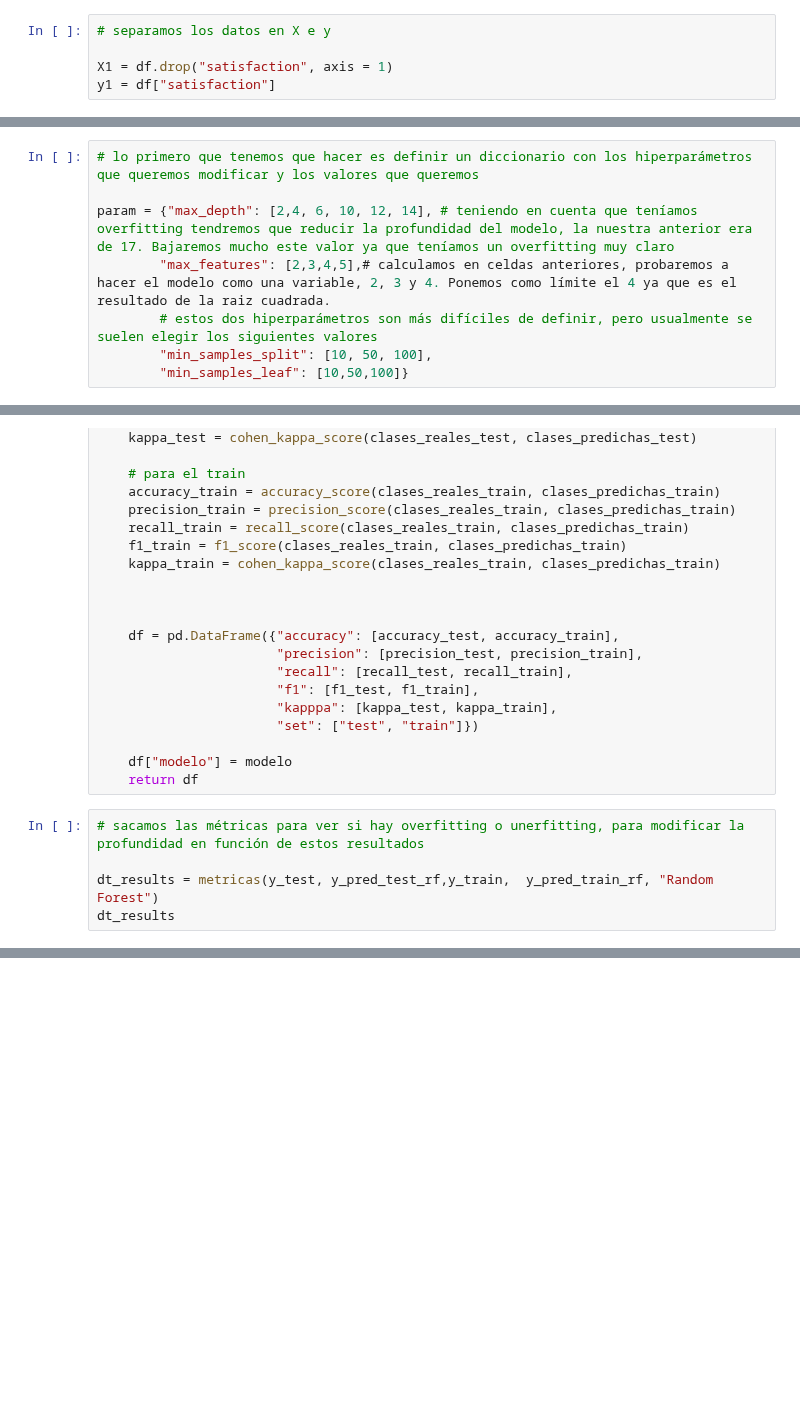
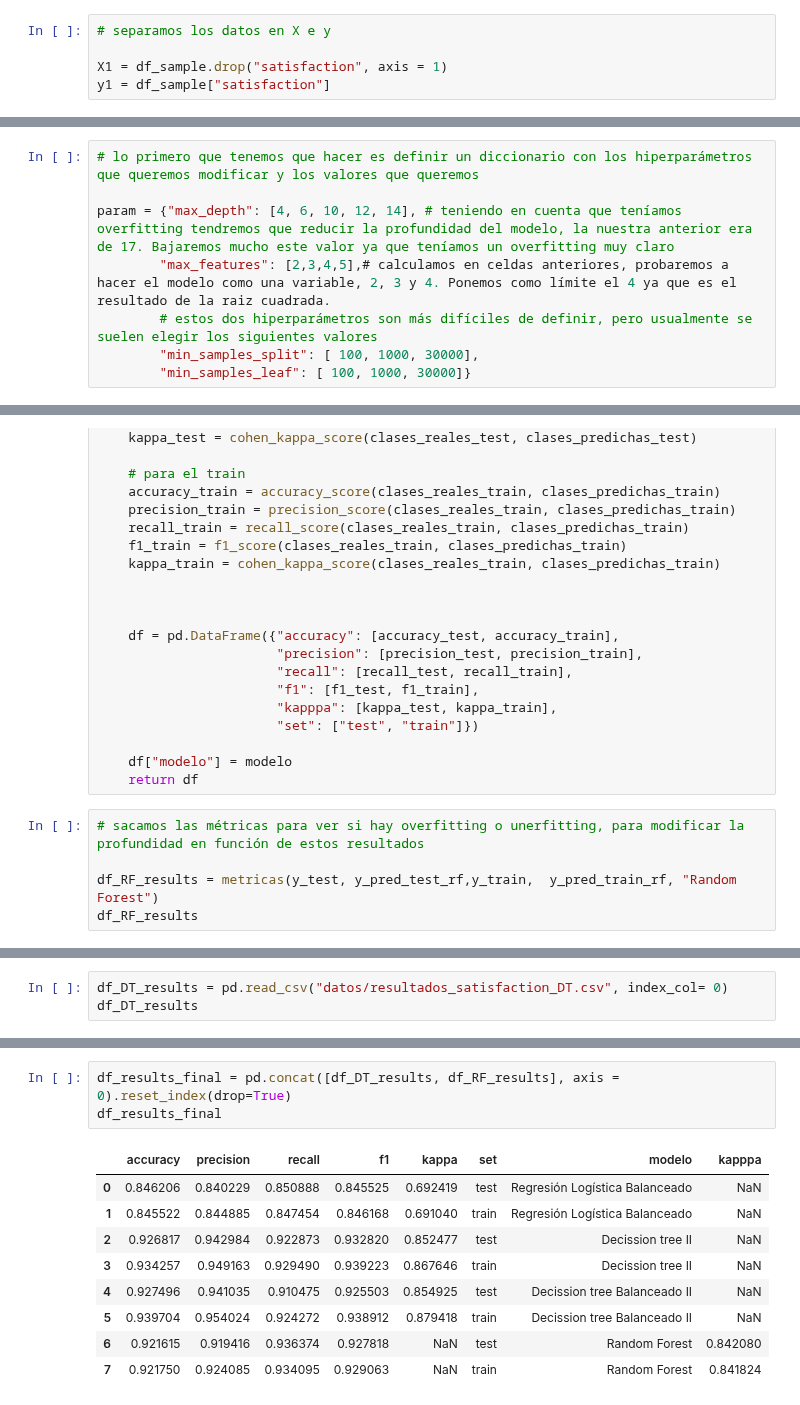
Before and after one commit to Adalab/promo-d-da-modulo3-sprint1-laura-maitane, a Jupyter notebook: regresion-logistica/reg-log-6-RF.ipynb, the cells around one changed output, grey strips where cells are left out. Saved outputs shown, nothing was run; the diff lists cells and outputs as text; blank space fills up the shorter version.

```diff
--- a/regresion-logistica/reg-log-6-RF.ipynb
+++ b/regresion-logistica/reg-log-6-RF.ipynb
@@ -49,8 +41,8 @@ df.head()
 # %%
 # separamos los datos en X e y
 
-X1 = df.drop("satisfaction", axis = 1)
-y1 = df["satisfaction"]
+X1 = df_sample.drop("satisfaction", axis = 1)
+y1 = df_sample["satisfaction"]
 # %%
 # y dividir nuestros datos en train y test para poder evaluar la bondad de nuestro modelo
 
@@ -58,11 +50,11 @@ x_train, x_test, y_train, y_test = train_test_split(X1, y1, test_size = 0.2, ran
 # %%
 # lo primero que tenemos que hacer es definir un diccionario con los hiperparámetros que queremos modificar y los valores que queremos
 
-param = {"max_depth": [2,4, 6, 10, 12, 14], # teniendo en cuenta que teníamos overfitting tendremos que reducir la profundidad del modelo, la nuestra anterior era de 17. Bajaremos mucho este valor ya que teníamos un overfitting muy claro
+param = {"max_depth": [4, 6, 10, 12, 14], # teniendo en cuenta que teníamos overfitting tendremos que reducir la profundidad del modelo, la nuestra anterior era de 17. Bajaremos mucho este valor ya que teníamos un overfitting muy claro
         "max_features": [2,3,4,5],# calculamos en celdas anteriores, probaremos a hacer el modelo como una variable, 2, 3 y 4. Ponemos como límite el 4 ya que es el resultado de la raiz cuadrada.
         # estos dos hiperparámetros son más difíciles de definir, pero usualmente se suelen elegir los siguientes valores
-        "min_samples_split": [10, 50, 100],
-        "min_samples_leaf": [10,50,100]}
+        "min_samples_split": [ 100, 1000, 30000],
+        "min_samples_leaf": [ 100, 1000, 30000]}
 # %%
 gs_rf = GridSearchCV(
             estimator=RandomForestClassifier(random_state=42), # tipo de modelo que queremos hacer
@@ -120,5 +122,5 @@ def metricas(clases_reales_test, clases_predichas_test, clases_reales_train, cla
 # %%
 # sacamos las métricas para ver si hay overfitting o unerfitting, para modificar la profundidad en función de estos resultados
 
-dt_results = metricas(y_test, y_pred_test_rf,y_train,  y_pred_train_rf, "Random Forest")
-dt_results
+df_RF_results = metricas(y_test, y_pred_test_rf,y_train,  y_pred_train_rf, "Random Forest")
+df_RF_results
@@ -135,0 +142,3 @@ df_todos_resultados
+# %%
+df_DT_results = pd.read_csv("datos/resultados_satisfaction_DT.csv", index_col= 0)
+df_DT_results
@@ -136 +153,14 @@ df_todos_resultados
+# %%
+df_results_final = pd.concat([df_DT_results, df_RF_results], axis = 0).reset_index(drop=True)
+df_results_final
+# %% [output]
+|  | accuracy | precision | recall | f1 | kappa | set | modelo | kapppa |
+| 0 | 0.846206 | 0.840229 | 0.850888 | 0.845525 | 0.692419 | test | Regresión Logística Balanceado | NaN |
+| 1 | 0.845522 | 0.844885 | 0.847454 | 0.846168 | 0.691040 | train | Regresión Logística Balanceado | NaN |
+| 2 | 0.926817 | 0.942984 | 0.922873 | 0.932820 | 0.852477 | test | Decission tree II | NaN |
+| 3 | 0.934257 | 0.949163 | 0.929490 | 0.939223 | 0.867646 | train | Decission tree II | NaN |
+| 4 | 0.927496 | 0.941035 | 0.910475 | 0.925503 | 0.854925 | test | Decission tree Balanceado II | NaN |
+| 5 | 0.939704 | 0.954024 | 0.924272 | 0.938912 | 0.879418 | train | Decission tree Balanceado II | NaN |
+| 6 | 0.921615 | 0.919416 | 0.936374 | 0.927818 | NaN | test | Random Forest | 0.842080 |
+| 7 | 0.921750 | 0.924085 | 0.934095 | 0.929063 | NaN | train | Random Forest | 0.841824 |
 # %%
```
Also changed, not shown: parts of 11 cells of this notebook.
